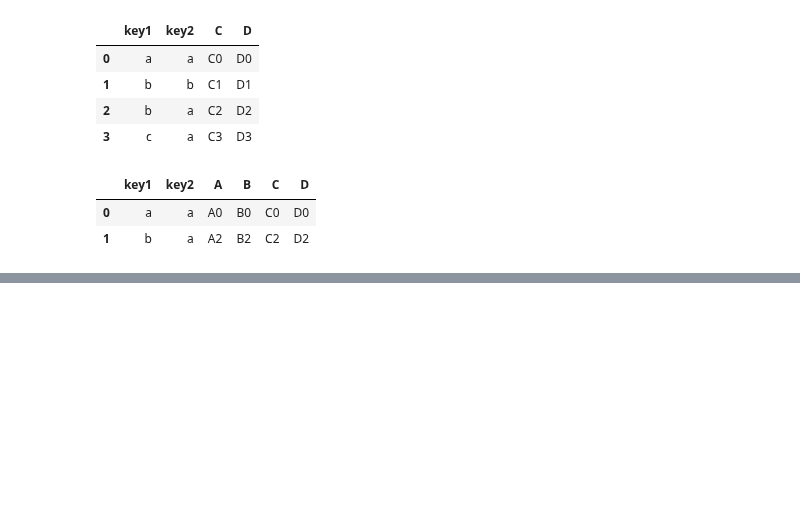
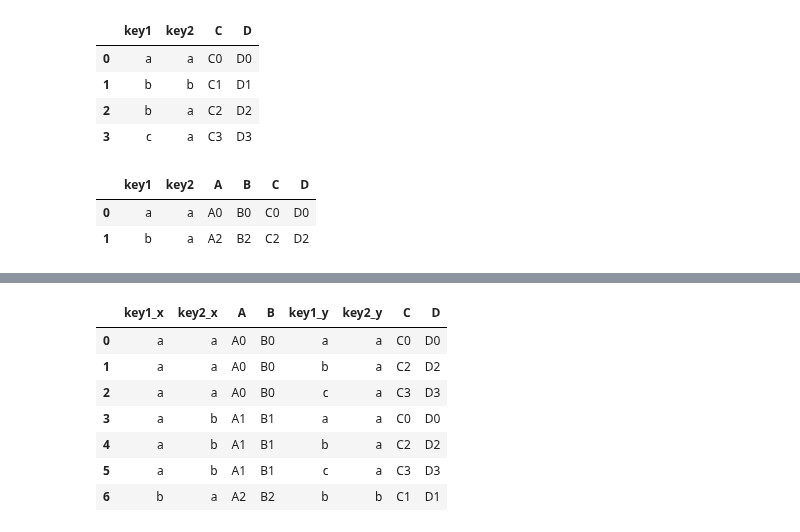
Before and after one commit to RaisulislamRimon/data-science-notes, a Jupyter notebook: module_6/module_6_class/class_1/1_panda.ipynb, the cells around one changed output, grey strips where cells are left out. Drawn from its saved outputs; the diff is of its cells as text; code cells hidden in the pictures; blank space fills up the shorter version.

```diff
--- a/module_6/module_6_class/class_1/1_panda.ipynb
+++ b/module_6/module_6_class/class_1/1_panda.ipynb
@@ -147,0 +191,11 @@ pd.merge(lefttbl, righttbl, how='inner', on=['key1', 'key2'])
+# %%
+pd.merge(lefttbl, righttbl, how='inner', left_on='key1', right_on='key2')
+# %% [output]
+|  | key1_x | key2_x | A | B | key1_y | key2_y | C | D |
+| 0 | a | a | A0 | B0 | a | a | C0 | D0 |
+| 1 | a | a | A0 | B0 | b | a | C2 | D2 |
+| 2 | a | a | A0 | B0 | c | a | C3 | D3 |
+| 3 | a | b | A1 | B1 | a | a | C0 | D0 |
+| 4 | a | b | A1 | B1 | b | a | C2 | D2 |
+| 5 | a | b | A1 | B1 | c | a | C3 | D3 |
+| 6 | b | a | A2 | B2 | b | b | C1 | D1 |
```
Also changed, not shown: parts of 18 cells of this notebook.
